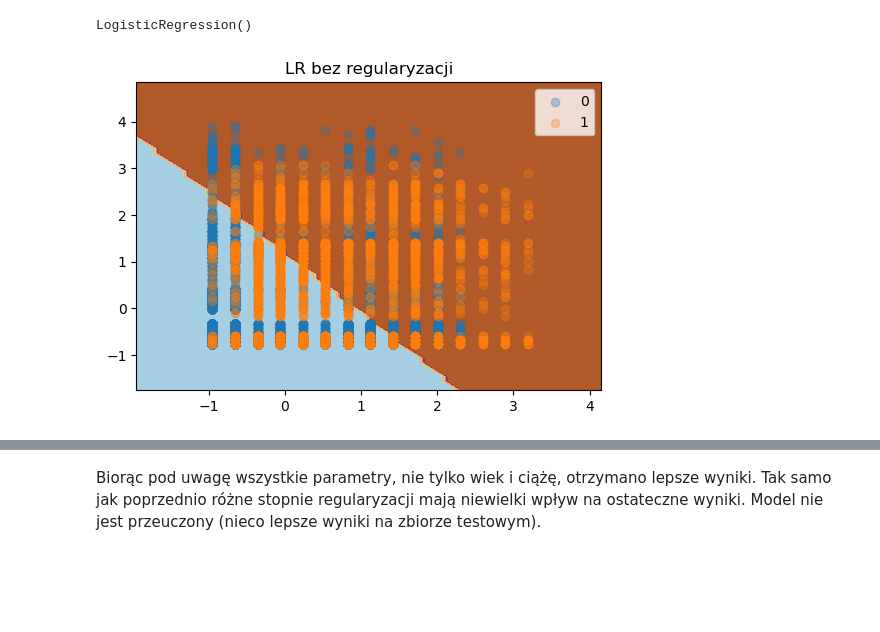
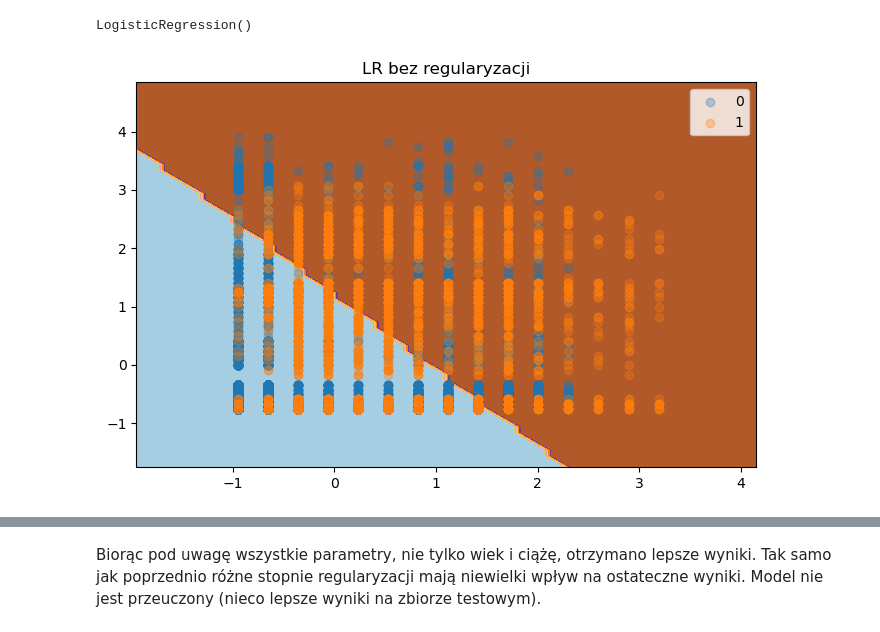
Before and after one commit to droanna/14_1, a Jupyter notebook: main-14-1.ipynb, the cells around one changed output, grey strips where cells are left out. Saved outputs shown, nothing was run; the diff lists cells and outputs as text; code cells hidden in the pictures; blank space fills up the shorter version.

```diff
--- a/main-14-1.ipynb
+++ b/main-14-1.ipynb
@@ -190,8 +193,7 @@ from numpy import meshgrid
 from numpy import arange
 from numpy import hstack
 
-def plot_classification_surface(X_plot, y_plot, trained_model, title):
-    plt.figure(figsize=(6, 4))
+def plot_classification_surface(X_plot, y_plot, trained_model, title, ax):
 
     # określenie granic zbioru
     min1, max1 = X_plot[:, 0].min()-1, X_plot[:, 0].max()+1
@@ -218,7 +220,7 @@ def plot_classification_surface(X_plot, y_plot, trained_model, title):
     zz = yhat.reshape(xx.shape)
 
     # wizualizacja siatki z przyporządkowaną klasą
-    plt.contourf(xx, yy, zz, cmap='Paired')
+    ax.contourf(xx, yy, zz, cmap='Paired')
 
     # tworzenie wykresu punktowego dla klas ze zbioru X
     for class_value in range(2):
@@ -227,15 +229,16 @@ def plot_classification_surface(X_plot, y_plot, trained_model, title):
         row_ix = where(y_plot == class_value)
 
         # stworzenie wykresu punktowego
-        plt.scatter(X_plot[row_ix, 0], X_plot[row_ix, 1], alpha=0.3, label=class_value)
+        ax.scatter(X_plot[row_ix, 0], X_plot[row_ix, 1], alpha=0.3, label=class_value)
 
     # wizualizacja wykresu
-    plt.legend(loc='upper right')
-    plt.title(title)
-    plt.show()
+    ax.legend(loc='upper right')
+    ax.set_title(title)
 # %%
-plot_classification_surface(X_train_standardized, y_train, model_lr, 'LR bez regularyzacji')
+fig, ax = plt.subplots(1, 1, figsize=(8, 5))
+plot_classification_surface(X_train_standardized, y_train, model_lr, 'LR bez regularyzacji', ax)
+plt.show()
 # %% [output]
-[figure, old version]
+[figure, new version]
 # %%
 from sklearn.metrics import f1_score, accuracy_score
```
Also changed, not shown: parts of 5 cells of this notebook.
